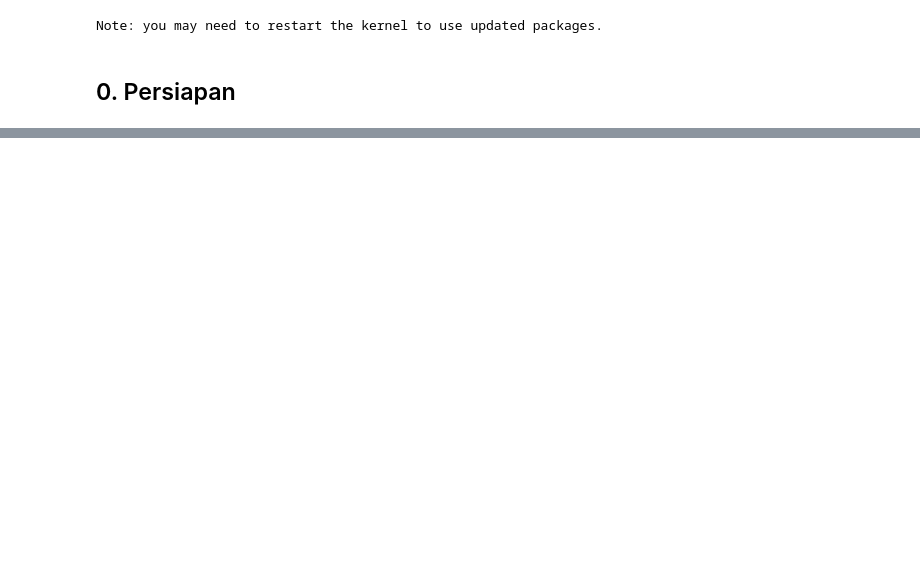
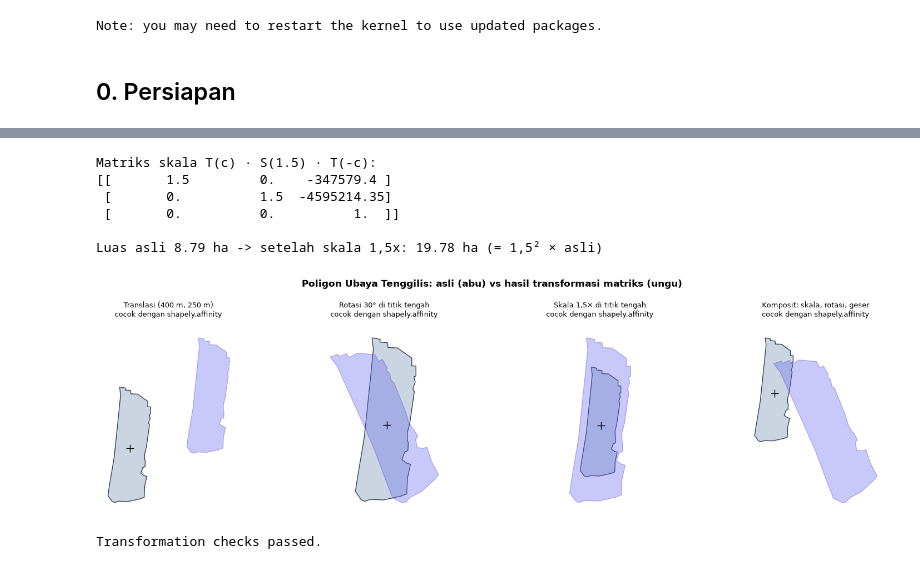
Before and after one commit to HDSH-Dharma/Comgraph-AFL-2, a Jupyter notebook: notebooks/analisis_geopandas.ipynb, the cells around one changed output, grey strips where cells are left out. Saved outputs shown, nothing was run; the diff lists cells and outputs as text; code cells hidden in the pictures; blank space fills up the shorter version.

```diff
--- a/notebooks/analisis_geopandas.ipynb
+++ b/notebooks/analisis_geopandas.ipynb
@@ -503,0 +205,19 @@ Hasil sama dengan pipeline: True
+# %%
+tenggilis_poly = kampus_poly_m.set_index("id").loc["UBAYA-TENGGILIS", "geometry"]
+tenggilis_titik = kampus_m.set_index("id").loc["UBAYA-TENGGILIS", "geometry"]
+tenggilis_buffer = tenggilis_titik.buffer(baseline_m)
+
+dekat_tenggilis = lahan_m[lahan_m["id"].str.startswith("SV-UBAYA-TENGGILIS")]
+predicate_table = pd.DataFrame([
+    {
+        "lahan": row.id,
+        "within buffer 500 m": row.geometry.within(tenggilis_buffer),
+        "buffer contains lahan": tenggilis_buffer.contains(row.geometry),
+        "touches buffer": row.geometry.touches(tenggilis_buffer),
+        "intersects kampus": row.geometry.intersects(tenggilis_poly),
+        "jarak ke titik kampus (m)": round(row.geometry.distance(tenggilis_titik), 1),
+        "jarak ke pagar kampus (m)": round(row.geometry.distance(tenggilis_poly), 1),
+    }
+    for row in dekat_tenggilis.itertuples()
+])
+print(predicate_table.to_string(index=False))
@@ -503,0 +526,61 @@ Hasil sama dengan pipeline: True
+# %%
+def T(tx, ty):
+    return np.array([[1, 0, tx], [0, 1, ty], [0, 0, 1]], dtype=float)
+
+def R(derajat):
+    a = np.radians(derajat)
+    return np.array([[np.cos(a), -np.sin(a), 0], [np.sin(a), np.cos(a), 0], [0, 0, 1]])
+
+def S(sx, sy):
+    return np.array([[sx, 0, 0], [0, sy, 0], [0, 0, 1]], dtype=float)
+
+def terapkan(M, poligon):
+    # Titik (x, y) -> (x, y, 1), kalikan M, ambil (x', y')
+    xy1 = np.c_[np.asarray(poligon.exterior.coords), np.ones(len(poligon.exterior.coords))]
+    return Polygon((M @ xy1.T).T[:, :2])
+
+asli = tenggilis_poly
+cx, cy = asli.centroid.x, asli.centroid.y
+
+M_translasi = T(400, 250)
+M_rotasi = T(cx, cy) @ R(30) @ T(-cx, -cy)
+M_skala = T(cx, cy) @ S(1.5, 1.5) @ T(-cx, -cy)
+M_komposit = T(300, -200) @ M_rotasi @ M_skala      # skala -> rotasi -> geser
+
+transformasi = {
+    "Translasi (400 m, 250 m)": (M_translasi, affinity.translate(asli, 400, 250)),
+    "Rotasi 30° di titik tengah": (M_rotasi, affinity.rotate(asli, 30, origin=(cx, cy))),
+    "Skala 1,5× di titik tengah": (M_skala, affinity.scale(asli, 1.5, 1.5, origin=(cx, cy))),
+    "Komposit: skala, rotasi, geser": (
+        M_komposit,
+        affinity.translate(affinity.rotate(affinity.scale(asli, 1.5, 1.5, origin=(cx, cy)), 30, origin=(cx, cy)), 300, -200),
+    ),
+}
+
+print("Matriks skala T(c) · S(1.5) · T(-c):")
+print(M_skala)
+print(f"\nLuas asli {asli.area / 1e4:.2f} ha -> setelah skala 1,5x: {terapkan(M_skala, asli).area / 1e4:.2f} ha (= 1,5² × asli)")
+
+fig, axes = plt.subplots(1, 4, figsize=(16, 4.4))
+for ax, (judul, (M, hasil_shapely)) in zip(axes, transformasi.items()):
+    hasil_manual = terapkan(M, asli)
+    assert hasil_manual.equals_exact(hasil_shapely, tolerance=1e-6), judul
+    gpd.GeoSeries([asli]).plot(ax=ax, facecolor="#CBD5E1", edgecolor="#334155")
+    gpd.GeoSeries([hasil_manual]).plot(ax=ax, facecolor="#6366F1", alpha=0.35, edgecolor="#4338CA")
+    ax.plot(cx, cy, "k+", markersize=10)
+    ax.set_title(f"{judul}\ncocok dengan shapely.affinity", fontsize=9)
+    ax.set_aspect("equal")
+    ax.axis("off")
+fig.suptitle("Poligon Ubaya Tenggilis: asli (abu) vs hasil transformasi matriks (ungu)", fontweight="bold")
+fig.tight_layout()
+plt.show()
+print("Transformation checks passed.")
+# %% [output]
+Matriks skala T(c) · S(1.5) · T(-c):
+[[       1.5         0.    -347579.4 ]
+ [       0.          1.5  -4595214.35]
+ [       0.          0.          1.  ]]
+
+Luas asli 8.79 ha -> setelah skala 1,5x: 19.78 ha (= 1,5² × asli)
+[figure, added]
+Transformation checks passed.
```
Also changed, not shown: parts of 55 cells of this notebook, 3 other files.
